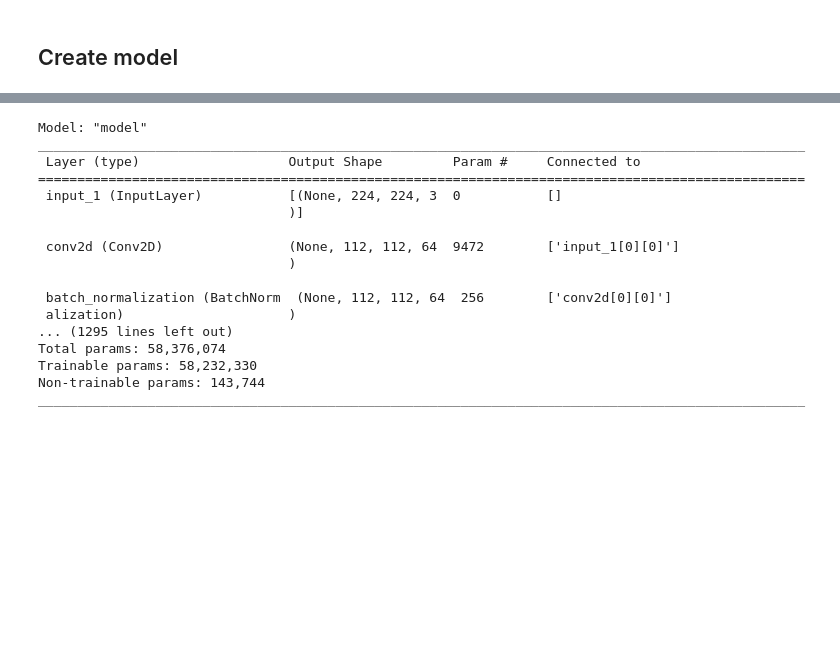
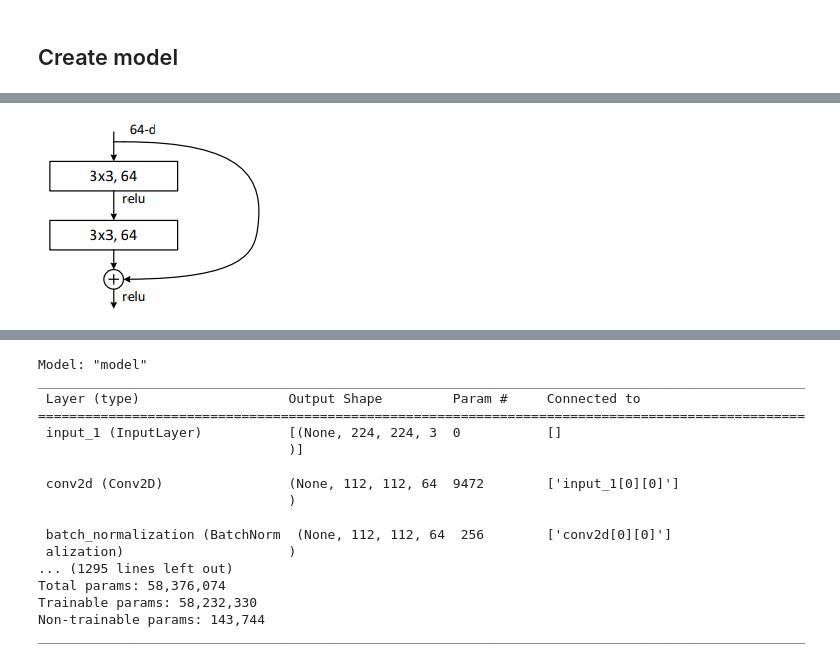
Before and after one commit to MilyangParkJaeHun/PapersWithCode, a Jupyter notebook: BackboneNetwork/ResNet/ResNet.ipynb, the cells around one changed output, grey strips where cells are left out. Cells and saved outputs as stored; diff of their text form; code cells hidden in the pictures; blank space fills up the shorter version.

```diff
--- a/BackboneNetwork/ResNet/ResNet.ipynb
+++ b/BackboneNetwork/ResNet/ResNet.ipynb
@@ -48,6 +54,10 @@ def merge_with_shortcut():
 
         return add([shortcut, x_residual])
     return layer_fn
+# %%
+Image('image/resnet_basic_block.png')
+# %% [output]
+[figure, added]
 # %%
 def basic_block(filters, kernel_size=3, strides=1,
                 name='basic_block'):
```
Also changed, not shown: parts of 4 cells of this notebook, 4 other files.
